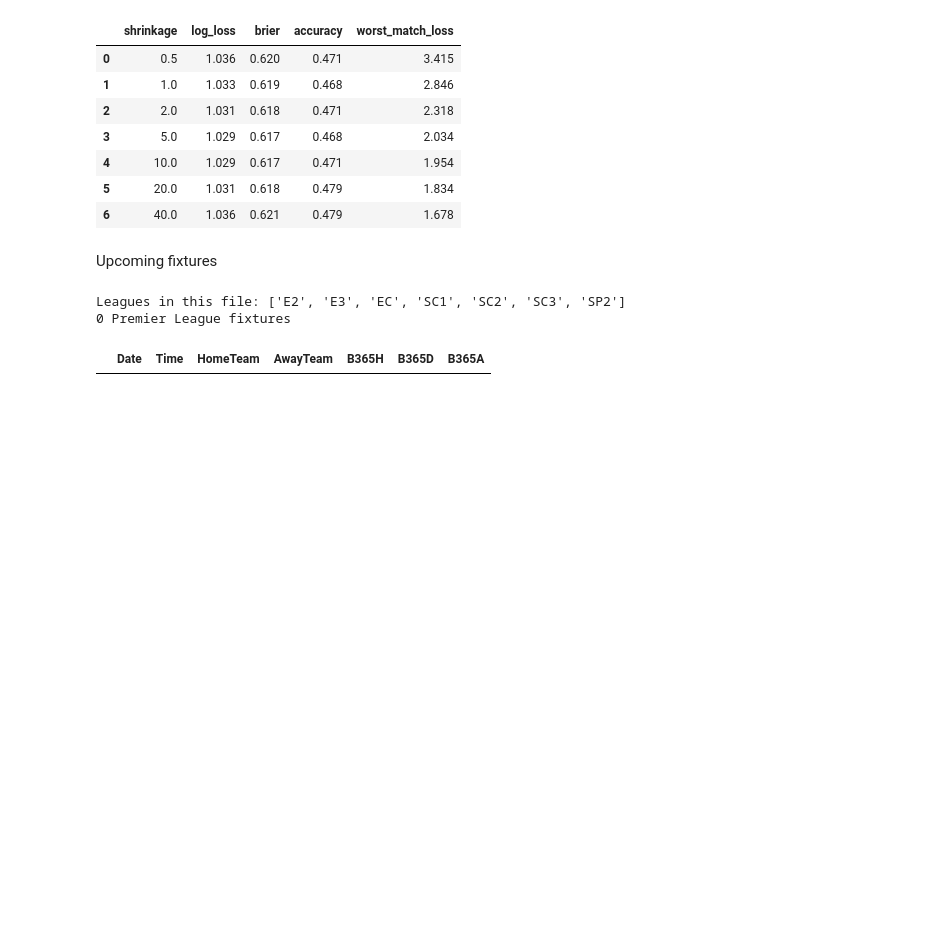
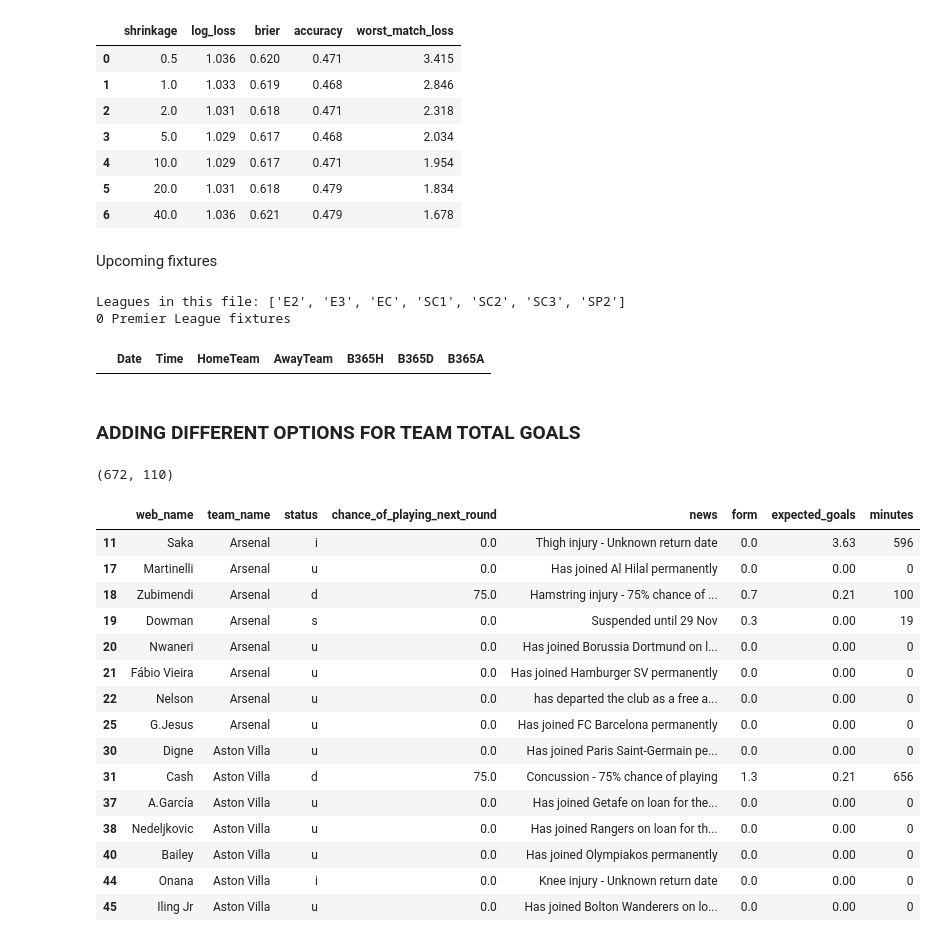
Before and after one commit to Sethchiji/Epl-score-predictor, a Jupyter notebook: notebooks/01_first_model.ipynb, the cells around one changed output. Saved outputs shown, nothing was run; the diff lists cells and outputs as text; code cells hidden in the pictures; blank space fills up the shorter version.

```diff
--- a/notebooks/01_first_model.ipynb
+++ b/notebooks/01_first_model.ipynb
@@ -355,3 +355,32 @@ epl
 Leagues in this file: ['E2', 'E3', 'EC', 'SC1', 'SC2', 'SC3', 'SP2']
 0 Premier League fixtures
 |  | Date | Time | HomeTeam | AwayTeam | B365H | B365D | B365A |
+# %% [markdown]
+### ADDING DIFFERENT OPTIONS FOR TEAM TOTAL GOALS
+# %%
+import requests
+data = requests.get("https://fantasy.premierleague.com/api/bootstrap-static/", timeout=30).json()
+players = pd.DataFrame(data["elements"])
+teams = {t["id"]: t["name"] for t in data["teams"]}
+players["team_name"] = players["team"].map(teams)
+cols = ["web_name", "team_name", "status", "chance_of_playing_next_round", "news", "form", "expected_goals", "minutes"]
+print(players.shape)
+players[players["status"] != "a"][cols].head(15)   # status "a" = available, so these are flagged players
+# %% [output]
+(672, 110)
+|  | web_name | team_name | status | chance_of_playing_next_round | news | form | expected_goals | minutes |
+| 11 | Saka | Arsenal | i | 0.0 | Thigh injury - Unknown return date | 0.0 | 3.63 | 596 |
+| 17 | Martinelli | Arsenal | u | 0.0 | Has joined Al Hilal permanently | 0.0 | 0.00 | 0 |
+| 18 | Zubimendi | Arsenal | d | 75.0 | Hamstring injury - 75% chance of ... | 0.7 | 0.21 | 100 |
+| 19 | Dowman | Arsenal | s | 0.0 | Suspended until 29 Nov | 0.3 | 0.00 | 19 |
+| 20 | Nwaneri | Arsenal | u | 0.0 | Has joined Borussia Dortmund on l... | 0.0 | 0.00 | 0 |
+| 21 | Fábio Vieira | Arsenal | u | 0.0 | Has joined Hamburger SV permanently | 0.0 | 0.00 | 0 |
+| 22 | Nelson | Arsenal | u | 0.0 | has departed the club as a free a... | 0.0 | 0.00 | 0 |
+| 25 | G.Jesus | Arsenal | u | 0.0 | Has joined FC Barcelona permanently | 0.0 | 0.00 | 0 |
+| 30 | Digne | Aston Villa | u | 0.0 | Has joined Paris Saint-Germain pe... | 0.0 | 0.00 | 0 |
+| 31 | Cash | Aston Villa | d | 75.0 | Concussion - 75% chance of playing | 1.3 | 0.21 | 656 |
+| 37 | A.García | Aston Villa | u | 0.0 | Has joined Getafe on loan for the... | 0.0 | 0.00 | 0 |
+| 38 | Nedeljkovic | Aston Villa | u | 0.0 | Has joined Rangers on loan for th... | 0.0 | 0.00 | 0 |
+| 40 | Bailey | Aston Villa | u | 0.0 | Has joined Olympiakos permanently | 0.0 | 0.00 | 0 |
+| 44 | Onana | Aston Villa | i | 0.0 | Knee injury - Unknown return date | 0.0 | 0.00 | 0 |
+| 45 | Iling Jr | Aston Villa | u | 0.0 | Has joined Bolton Wanderers on lo... | 0.0 | 0.00 | 0 |
```
Also changed, not shown: parts of 3 cells of this notebook.
